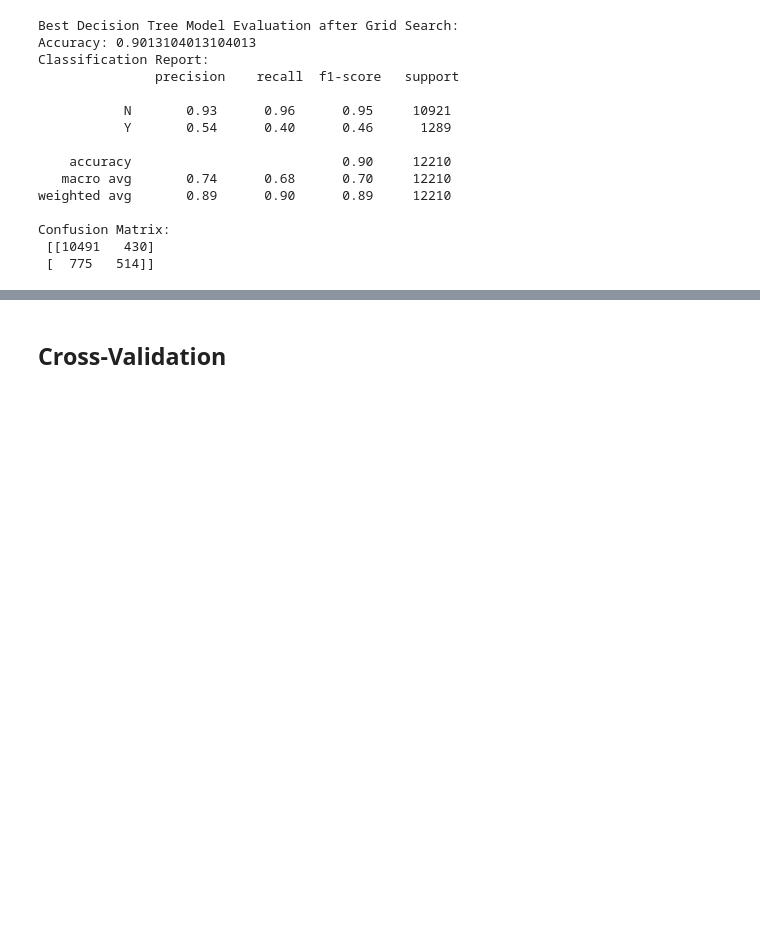
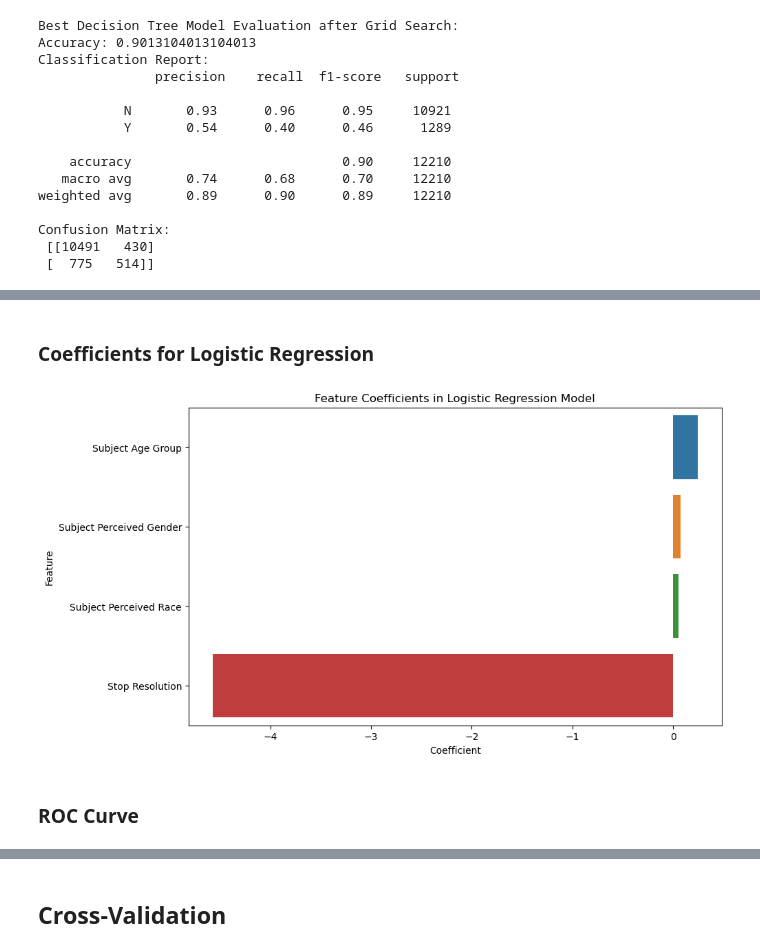
Before and after one commit to DavidGathimbaM/Terry-Traffic-Stops-Data-Science, a Jupyter notebook: index.ipynb, the cells around one changed output, grey strips where cells are left out. Cells and saved outputs as stored; diff of their text form; code cells hidden in the pictures; blank space fills up the shorter version.

```diff
--- a/index.ipynb
+++ b/index.ipynb
@@ -448,0 +458,17 @@ Confusion Matrix:
+# %% [markdown]
+### Coefficients for Logistic Regression
+# %%
+# Coefficients for Logistic Regression
+coefficients = pd.DataFrame({'Feature': X_train.columns, 'Coefficient': logistic_regression.coef_[0]})
+coefficients = coefficients.sort_values(by='Coefficient', ascending=False)
+
+plt.figure(figsize=(10, 6))
+sns.barplot(x='Coefficient', y='Feature', data=coefficients)
+plt.title('Feature Coefficients in Logistic Regression Model')
+plt.xlabel('Coefficient')
+plt.ylabel('Feature')
+plt.show()
+# %% [output]
+[figure, added]
+# %% [markdown]
+### ROC Curve
```
Also changed, not shown: parts of 19 cells of this notebook, 4 other files.
